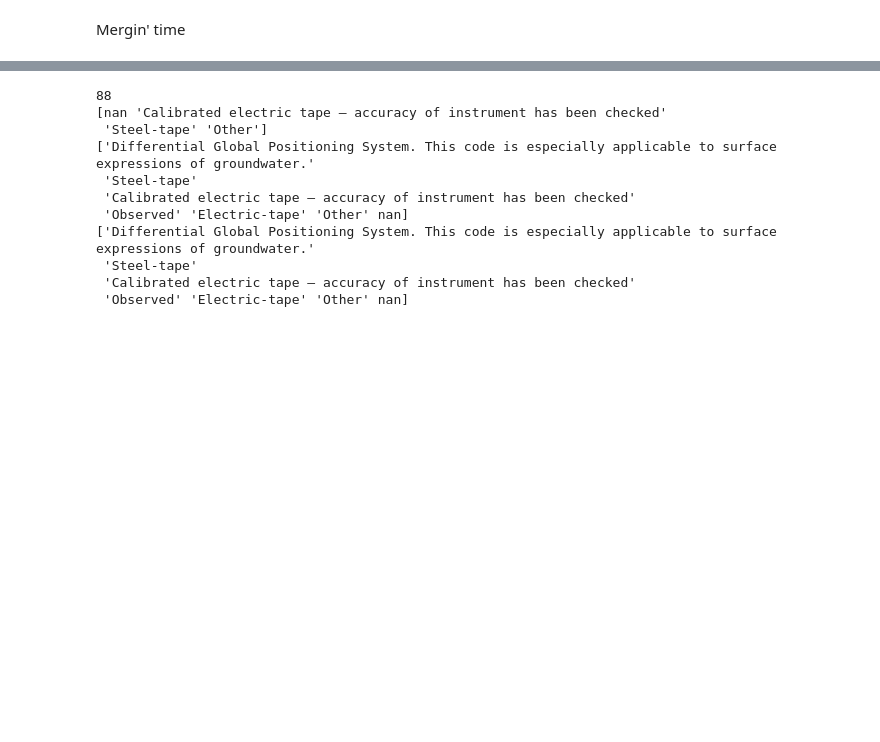
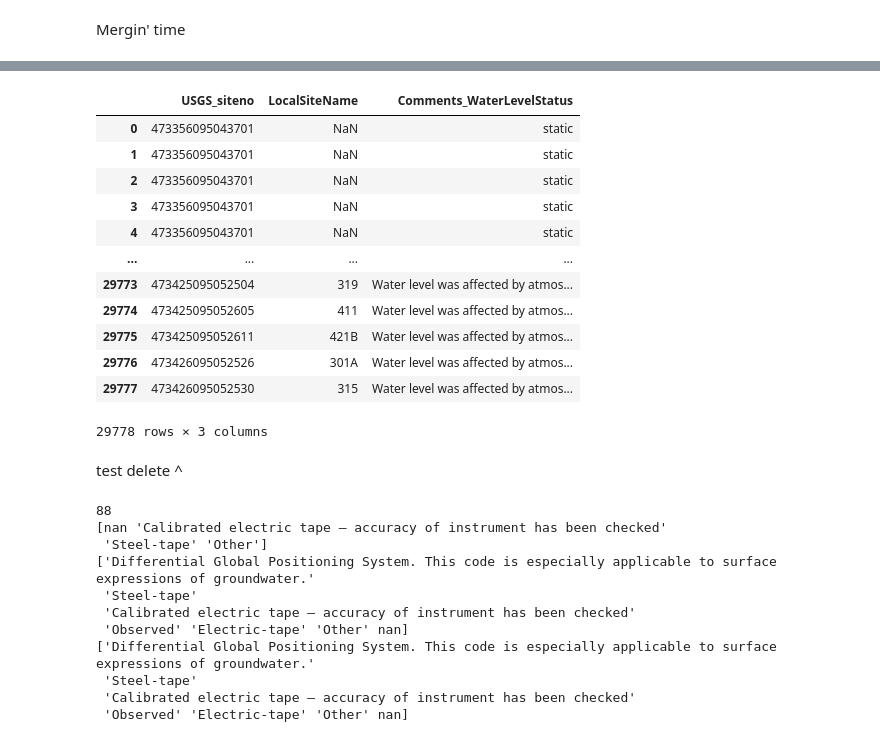
Before and after one commit to BojanMilinic/bemidji, a Jupyter notebook: 03_master_oil_water_level.ipynb, the cells around one changed output, grey strips where cells are left out. Cells and saved outputs as stored; diff of their text form; code cells hidden in the pictures; blank space fills up the shorter version.

```diff
--- a/03_master_oil_water_level.ipynb
+++ b/03_master_oil_water_level.ipynb
@@ -1331,0 +1527,9 @@ out_MasterWaterOilLevels
+# %%
+# to merge, first we have to match data types
+tblOilLevels8['OilLevelDate'] = pd.to_datetime(tblOilLevels8['OilLevelDate']).dt.strftime('%Y-%m-%d')
+
+out_MasterWaterOilLevels3 = pd.merge(out_MasterWaterOilLevels2, tblOilLevels8[["LocalSiteName","OilLevelDate","OilLevelTime","ZeroThicknessCalcExclude"]],
+                                     left_on=['LocalSiteName','LevelDate','LevelTime'],
+                                     right_on=['LocalSiteName','OilLevelDate','OilLevelTime'],
+                                     how='left')
+out_MasterWaterOilLevels3.head(2)
@@ -1331,0 +1541,32 @@ out_MasterWaterOilLevels
+# %%
+# r line 569 populate Est water level in m with water levels from water level_m column for records with a water level but oil thickness = NA
+out_MasterWaterOilLevels3.loc[(~out_MasterWaterOilLevels3['WaterLevel_mASL_NAVD88'].isna()) &
+                              (out_MasterWaterOilLevels3['OilThickness_m'].isna()),
+                              'EstWaterLevel_mASL_NAV88'] = \
+                              out_MasterWaterOilLevels3.loc[(~out_MasterWaterOilLevels3['WaterLevel_mASL_NAVD88'].isna()) &
+                                                            (out_MasterWaterOilLevels3['OilThickness_m'].isna()),
+                                                            'WaterLevel_mASL_NAVD88']
+# r line 573 populate Est water level in ft with water levels from water level, ft column for records with a water level but oil thickness = NA
+out_MasterWaterOilLevels3.loc[(~out_MasterWaterOilLevels3['WaterLevel_ftASL_NAVD88'].isna()) &
+                              (out_MasterWaterOilLevels3['OilThickness_ft'].isna()),
+                              'EstWaterLevel_ftASL_NAV88'] = \
+                              out_MasterWaterOilLevels3.loc[(~out_MasterWaterOilLevels3['WaterLevel_ftASL_NAVD88'].isna()) &
+                                                            (out_MasterWaterOilLevels3['OilThickness_ft'].isna()),
+                                                            'WaterLevel_ftASL_NAVD88']
+# r 578 populate est water level in m column with water level+ oil_thickness*0.855 (Lundy, 2015) for records where
+# a water level and oil thickness is present; 0 oil thickness should produce the
+# an estimated water level identical to the original water level data.
+out_MasterWaterOilLevels3.loc[out_MasterWaterOilLevels3['OilThickness_m'].notna(), 'EstWaterLevel_mASL_NAVD88'] = \
+round(out_MasterWaterOilLevels3.loc[out_MasterWaterOilLevels3['OilThickness_m'].notna(), 'WaterLevel_mASL_NAVD88'] +\
+      out_MasterWaterOilLevels3.loc[out_MasterWaterOilLevels3['OilThickness_m'].notna(), 'OilThickness_m']*0.855, 3)
+# r 581 populate est water level in ft column with water level+ oil_thickness*0.855 for records in ft where a
+# water level and oil thickness is present; 0 oil thickness should produce the
+# an estimated water level identical to the original water level data.
+out_MasterWaterOilLevels3.loc[out_MasterWaterOilLevels3['OilThickness_ft'].notna(), 'EstWaterLevel_ftASL_NAVD88'] = \
+round(out_MasterWaterOilLevels3.loc[out_MasterWaterOilLevels3['OilThickness_ft'].notna(), 'WaterLevel_ftASL_NAVD88'] +\
+      out_MasterWaterOilLevels3.loc[out_MasterWaterOilLevels3['OilThickness_ft'].notna(), 'OilThickness_ft']*0.855, 3)
+# r 586 replace NA in Comments_WaterLevelStatus column with "static" for appropriate conditions
+out_MasterWaterOilLevels3.loc[(out_MasterWaterOilLevels3['WaterLevel_ftBLS'].notna()) &
+                              (out_MasterWaterOilLevels3['Comments_WaterLevelStatus'].isna()),
+                              'Comments_WaterLevelStatus'] = 'static'
+out_MasterWaterOilLevels3.head(2)
@@ -1332,3 +1578,21 @@ out_MasterWaterOilLevels
+# %%
+out_MasterWaterOilLevels3[['USGS_siteno','LocalSiteName','Comments_WaterLevelStatus']]
+# %% [output]
+|  | USGS_siteno | LocalSiteName | Comments_WaterLevelStatus |
+| 0 | 473356095043701 | NaN | static |
+| 1 | 473356095043701 | NaN | static |
+| 2 | 473356095043701 | NaN | static |
+| 3 | 473356095043701 | NaN | static |
+| 4 | 473356095043701 | NaN | static |
+| ... | ... | ... | ... |
+| 29773 | 473425095052504 | 319 | Water level was affected by atmos... |
+| 29774 | 473425095052605 | 411 | Water level was affected by atmos... |
+| 29775 | 473425095052611 | 421B | Water level was affected by atmos... |
+| 29776 | 473426095052526 | 301A | Water level was affected by atmos... |
+| 29777 | 473426095052530 | 315 | Water level was affected by atmos... |
+29778 rows × 3 columns
+# %% [markdown]
+test delete ^
 # %%
 # r 390 merge info from bmj3 with master site-date-time list
 out_MasterWaterOilLevels2 = pd.merge(out_MasterWaterOilLevels, bmj3_tmp, how='left', left_on='USGS_siteno', right_on='GWSI_USGS_siteno')
```
Also changed, not shown: parts of 36 cells of this notebook.
